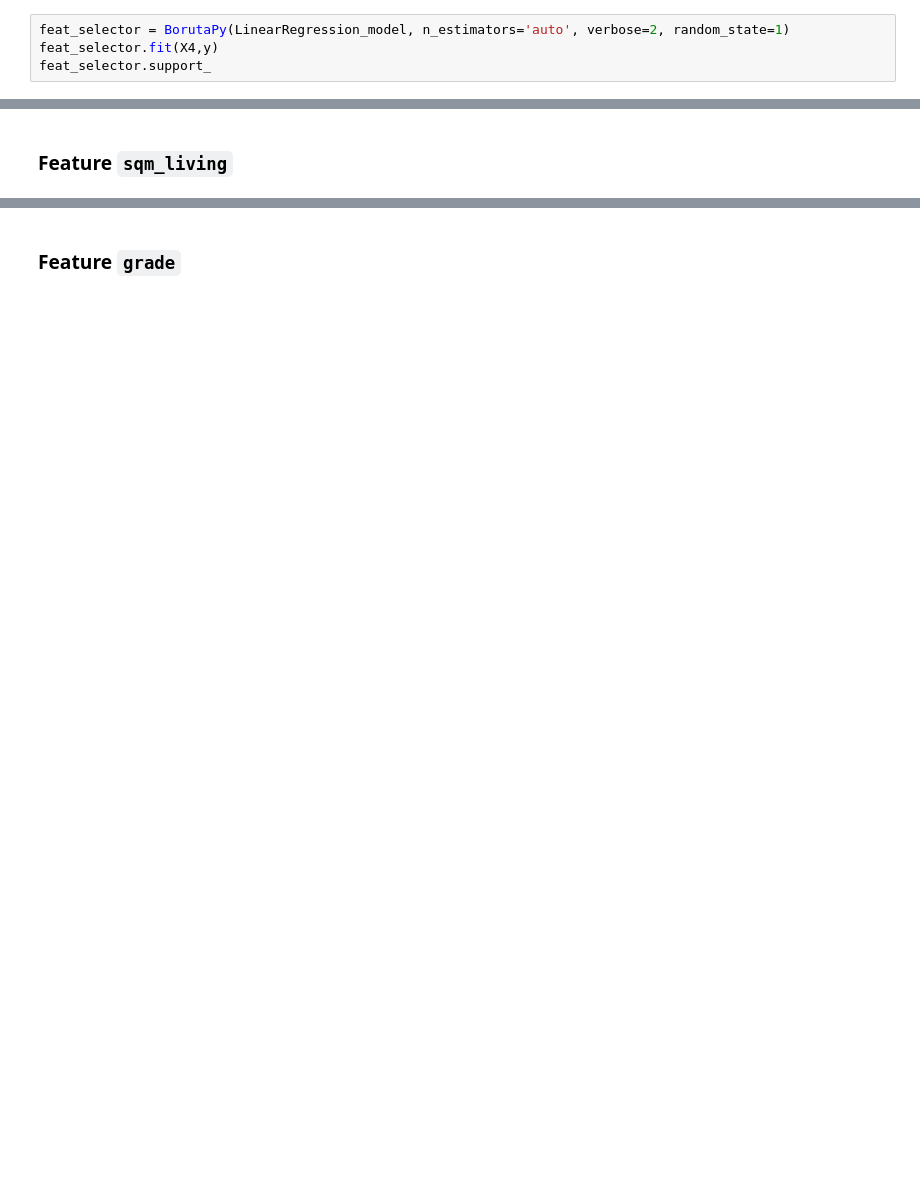
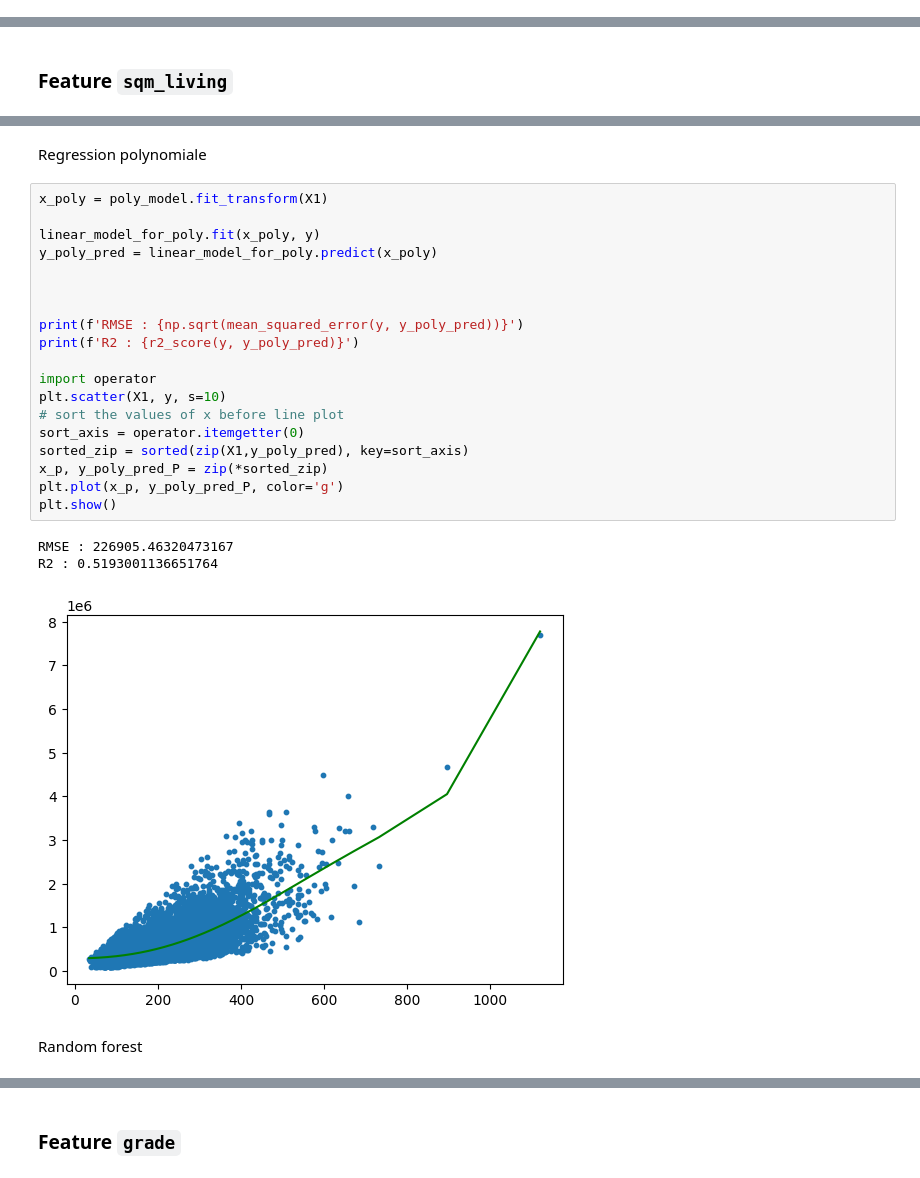
Before and after one commit to AurelPap/apartment-hunter, a Jupyter notebook: working_file_aurel/modelisation.ipynb, the cells around one changed output, grey strips where cells are left out. Cells and saved outputs as stored; diff of their text form; blank space fills up the shorter version.

```diff
--- a/working_file_aurel/modelisation.ipynb
+++ b/working_file_aurel/modelisation.ipynb
@@ -45,7 +42,3 @@ df_mean_price = df.groupby('grade').agg(mean_price=('price', 'mean'))
 
 Xmean = df_mean_price.index.values.reshape(-1,1)
 ymean = df_mean_price['mean_price'].values.reshape(-1,1)
-# %%
-feat_selector = BorutaPy(LinearRegression_model, n_estimators='auto', verbose=2, random_state=1)
-feat_selector.fit(X4,y)
-feat_selector.support_
@@ -71 +70,28 @@ plt.plot(X1, prediction1, c="r", lw=3)
 [figure]
+# %% [markdown]
+Regression polynomiale
+# %%
+x_poly = poly_model.fit_transform(X1)
+
+linear_model_for_poly.fit(x_poly, y)
+y_poly_pred = linear_model_for_poly.predict(x_poly)
+
+
+
+print(f'RMSE : {np.sqrt(mean_squared_error(y, y_poly_pred))}')
+print(f'R2 : {r2_score(y, y_poly_pred)}')
+
+import operator
+plt.scatter(X1, y, s=10)
+# sort the values of x before line plot
+sort_axis = operator.itemgetter(0)
+sorted_zip = sorted(zip(X1,y_poly_pred), key=sort_axis)
+x_p, y_poly_pred_P = zip(*sorted_zip)
+plt.plot(x_p, y_poly_pred_P, color='g')
+plt.show()
+# %% [output]
+RMSE : 226905.46320473167
+R2 : 0.5193001136651764
+[figure, added]
+# %% [markdown]
+Random forest
```
Also changed, not shown: parts of 42 cells of this notebook.
